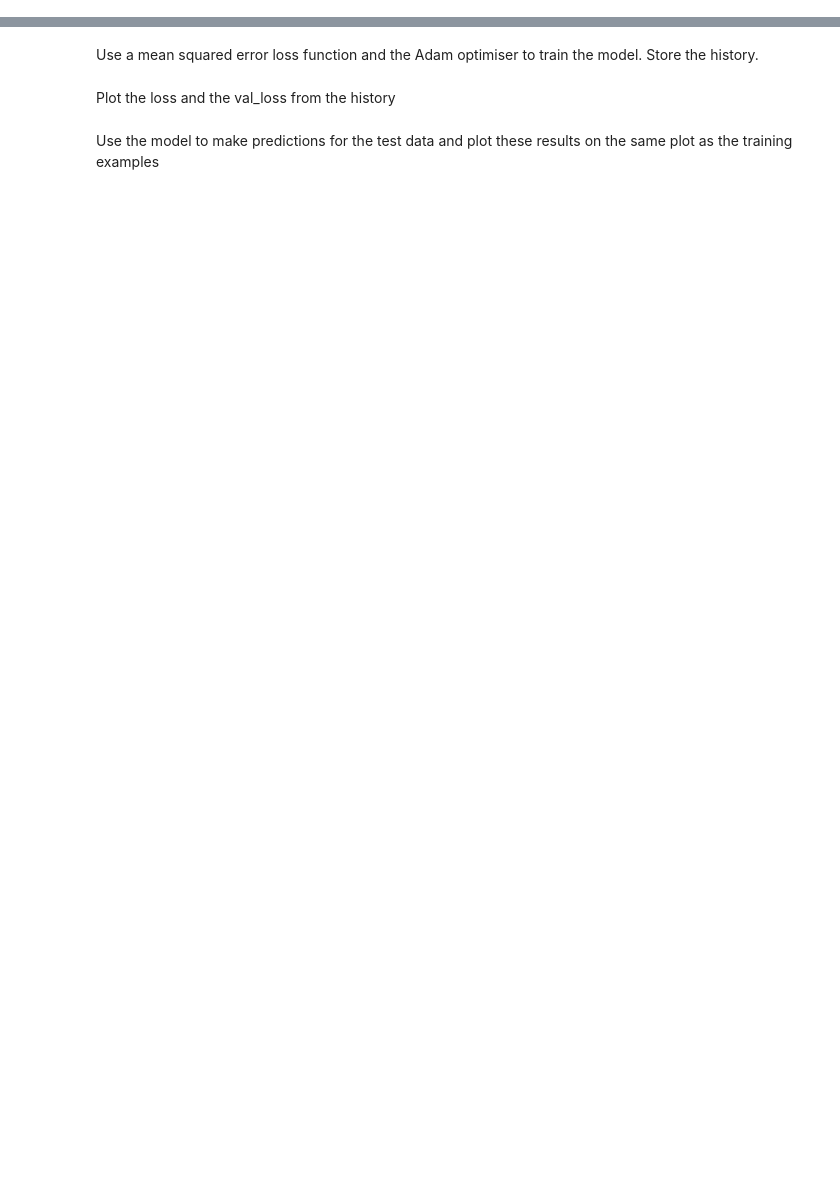
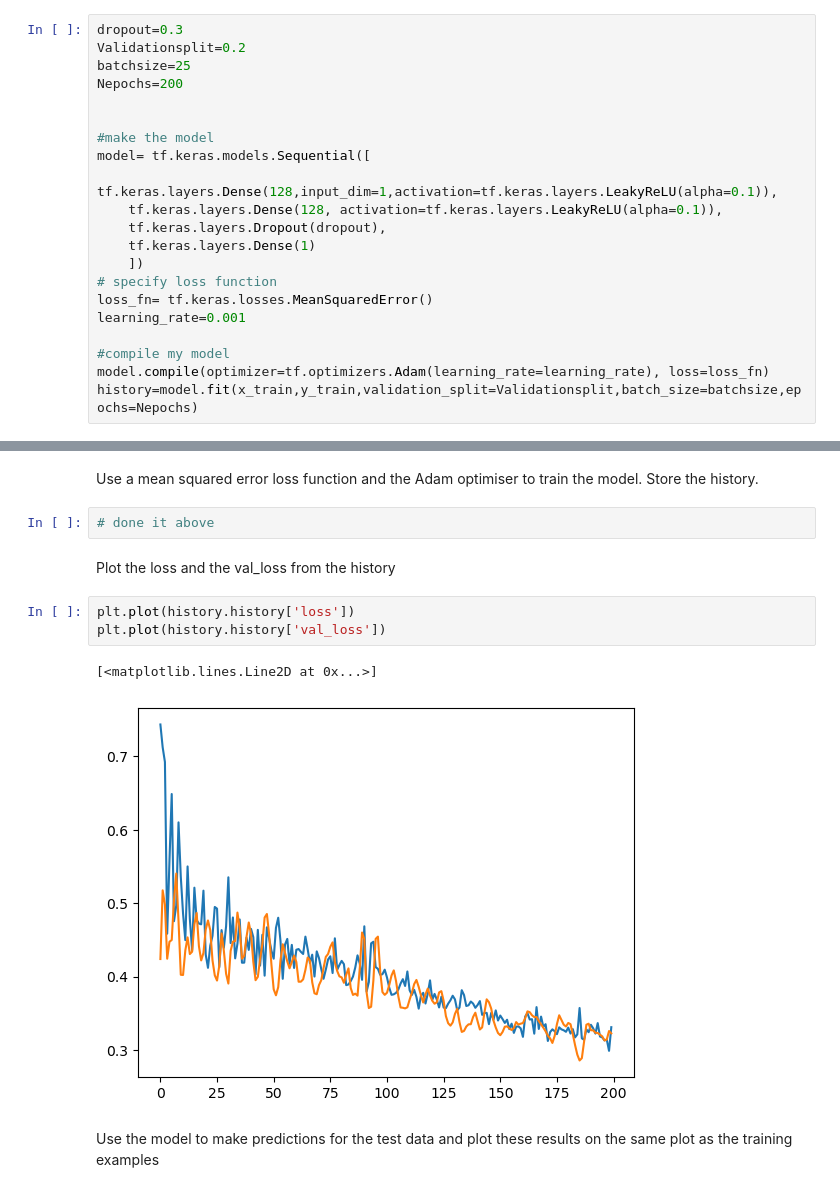
Before and after one commit to saqer-am/deep_learning_2026, a Jupyter notebook: Week2/NN_functions.ipynb, the cells around one changed output, grey strips where cells are left out. Cells and saved outputs as stored; diff of their text form; blank space fills up the shorter version.

Commit message:
finished NN_functions (messy)

```diff
--- a/Week2/NN_functions.ipynb
+++ b/Week2/NN_functions.ipynb
@@ -49,3 +49,24 @@ plt.show()
 [figure]
 # %% [markdown]
 Make a sequential model to take input values x and return predictions y for sin(x).  Hint: look at the previous exercise!
+# %%
+dropout=0.3
+Validationsplit=0.2
+batchsize=25
+Nepochs=200
+
+
+#make the model
+model= tf.keras.models.Sequential([
+    tf.keras.layers.Dense(128,input_dim=1,activation=tf.keras.layers.LeakyReLU(alpha=0.1)),
+    tf.keras.layers.Dense(128, activation=tf.keras.layers.LeakyReLU(alpha=0.1)),
+    tf.keras.layers.Dropout(dropout),
+    tf.keras.layers.Dense(1)
+    ])
+# specify loss function
+loss_fn= tf.keras.losses.MeanSquaredError()
+learning_rate=0.001
+
+#compile my model
+model.compile(optimizer=tf.optimizers.Adam(learning_rate=learning_rate), loss=loss_fn)
+history=model.fit(x_train,y_train,validation_split=Validationsplit,batch_size=batchsize,epochs=Nepochs)
@@ -52,6 +91,14 @@ Make a sequential model to take input values x and return predictions y for sin(
 # %% [markdown]
 Use a mean squared error loss function and the Adam optimiser to train the model.  Store the history.
+# %%
+# done it above
 # %% [markdown]
 Plot the loss and the val_loss from the history
+# %%
+plt.plot(history.history['loss'])
+plt.plot(history.history['val_loss'])
+# %% [output]
+[<matplotlib.lines.Line2D at 0x...>]
+[figure, added]
 # %% [markdown]
 Use the model to make predictions for the test data and plot these results on the same plot as the training examples
```
Also changed, not shown: parts of 17 cells of this notebook.
